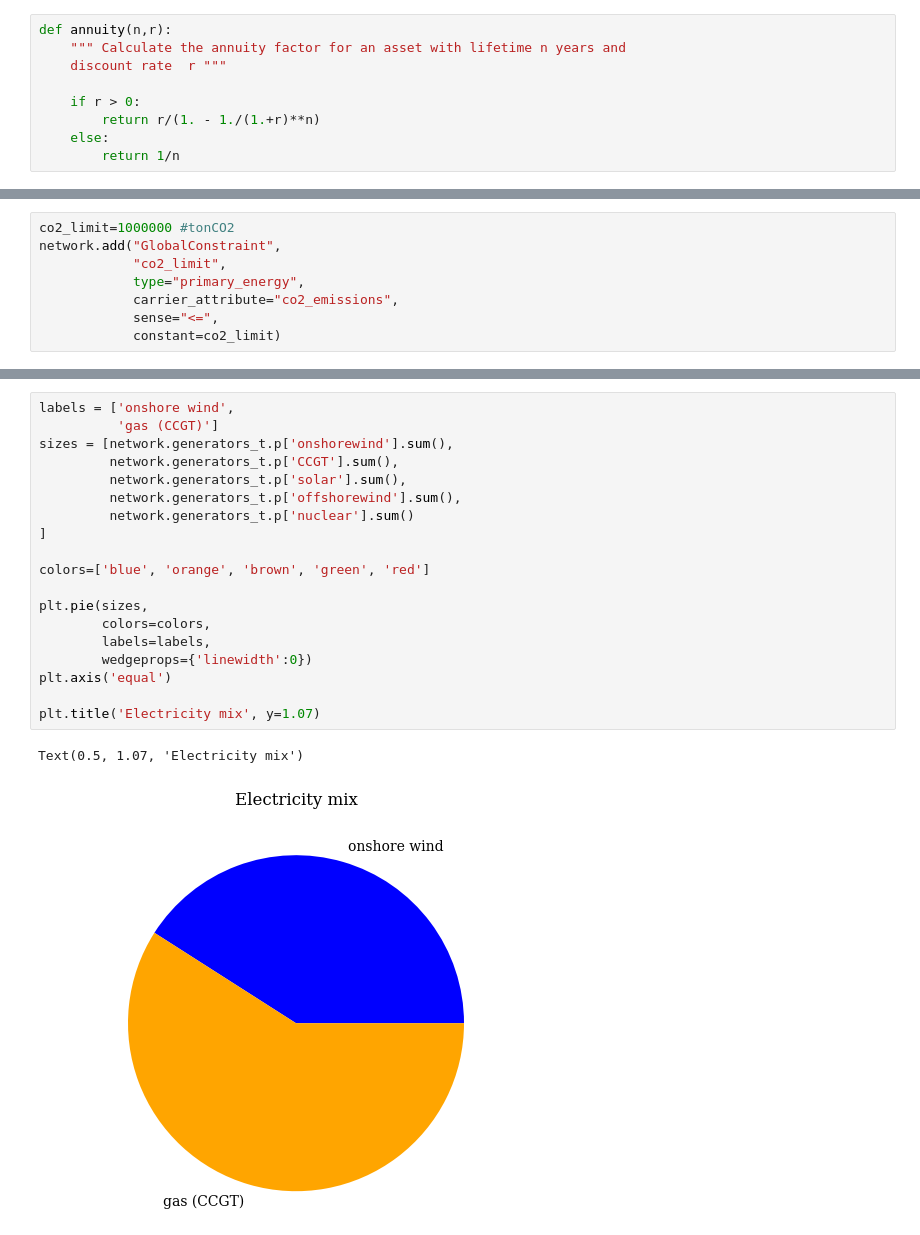
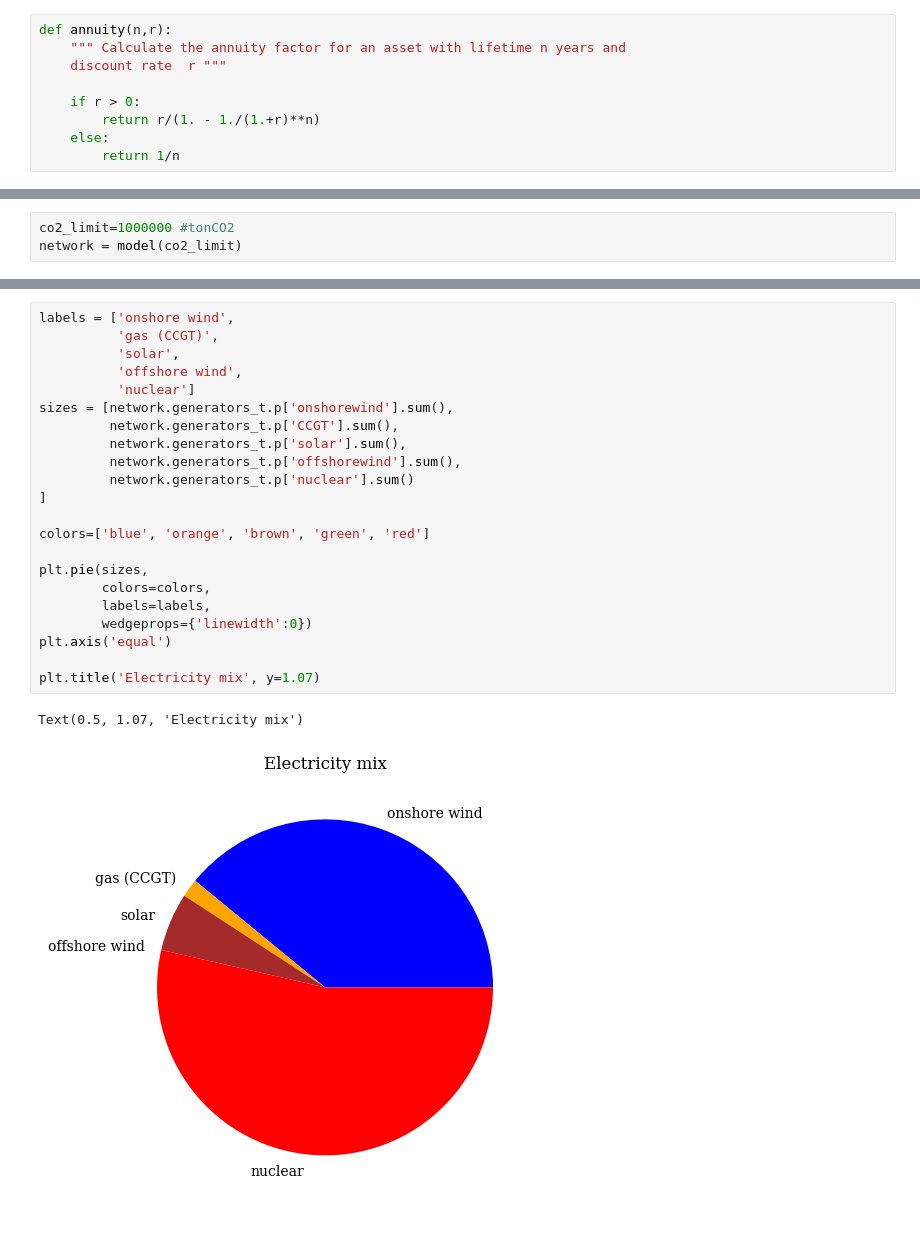
Before and after one commit to CarlosFdHL/ieg_project, a Jupyter notebook: Bmodel.ipynb, the cells around one changed output, grey strips where cells are left out. Saved outputs shown, nothing was run; the diff lists cells and outputs as text.

Commit message:
Improved models a and b, created model d with H2 storage

```diff
--- a/Bmodel.ipynb
+++ b/Bmodel.ipynb
@@ -200,8 +134,3 @@ network.generators_t.p_max_pu
 # %%
 co2_limit=1000000 #tonCO2
-network.add("GlobalConstraint",
-            "co2_limit",
-            type="primary_energy",
-            carrier_attribute="co2_emissions",
-            sense="<=",
-            constant=co2_limit)
+network = model(co2_limit)
@@ -281,25 +219,28 @@ plt.tight_layout()
 # %%
 labels = ['onshore wind',
-          'gas (CCGT)']
+          'gas (CCGT)',
+          'solar',
+          'offshore wind',
+          'nuclear']
 sizes = [network.generators_t.p['onshorewind'].sum(),
          network.generators_t.p['CCGT'].sum(),
          network.generators_t.p['solar'].sum(),
          network.generators_t.p['offshorewind'].sum(),
          network.generators_t.p['nuclear'].sum()
 ]
 
 colors=['blue', 'orange', 'brown', 'green', 'red']
 
 plt.pie(sizes,
         colors=colors,
         labels=labels,
         wedgeprops={'linewidth':0})
 plt.axis('equal')
 
 plt.title('Electricity mix', y=1.07)
 # %% [output]
 Text(0.5, 1.07, 'Electricity mix')
-[figure, old version]
+[figure, new version]
 # %%
 # Capacity factor calculation
 capacity_factors = {
```
Also changed, not shown: parts of 16 cells of this notebook, 2 other files.
